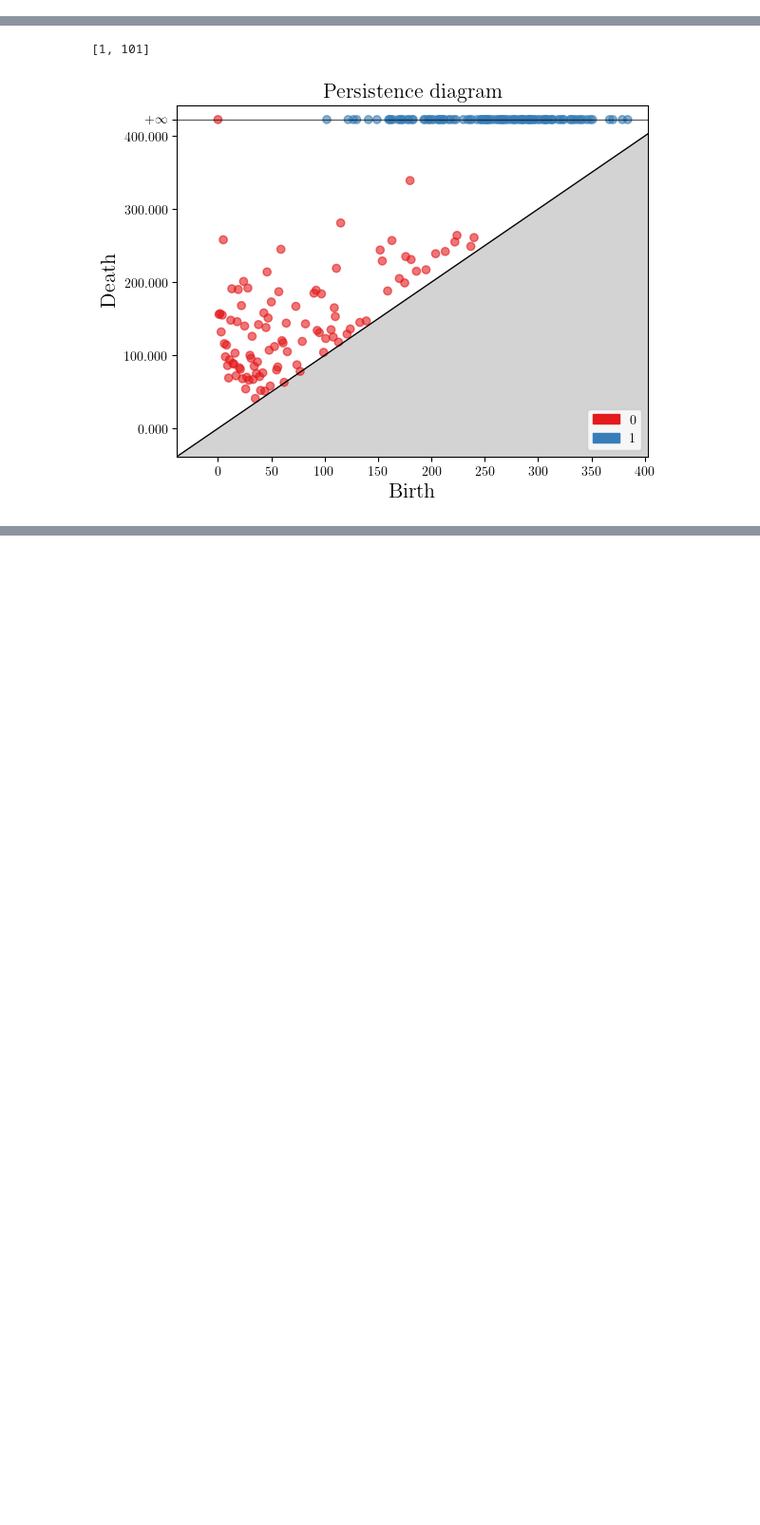
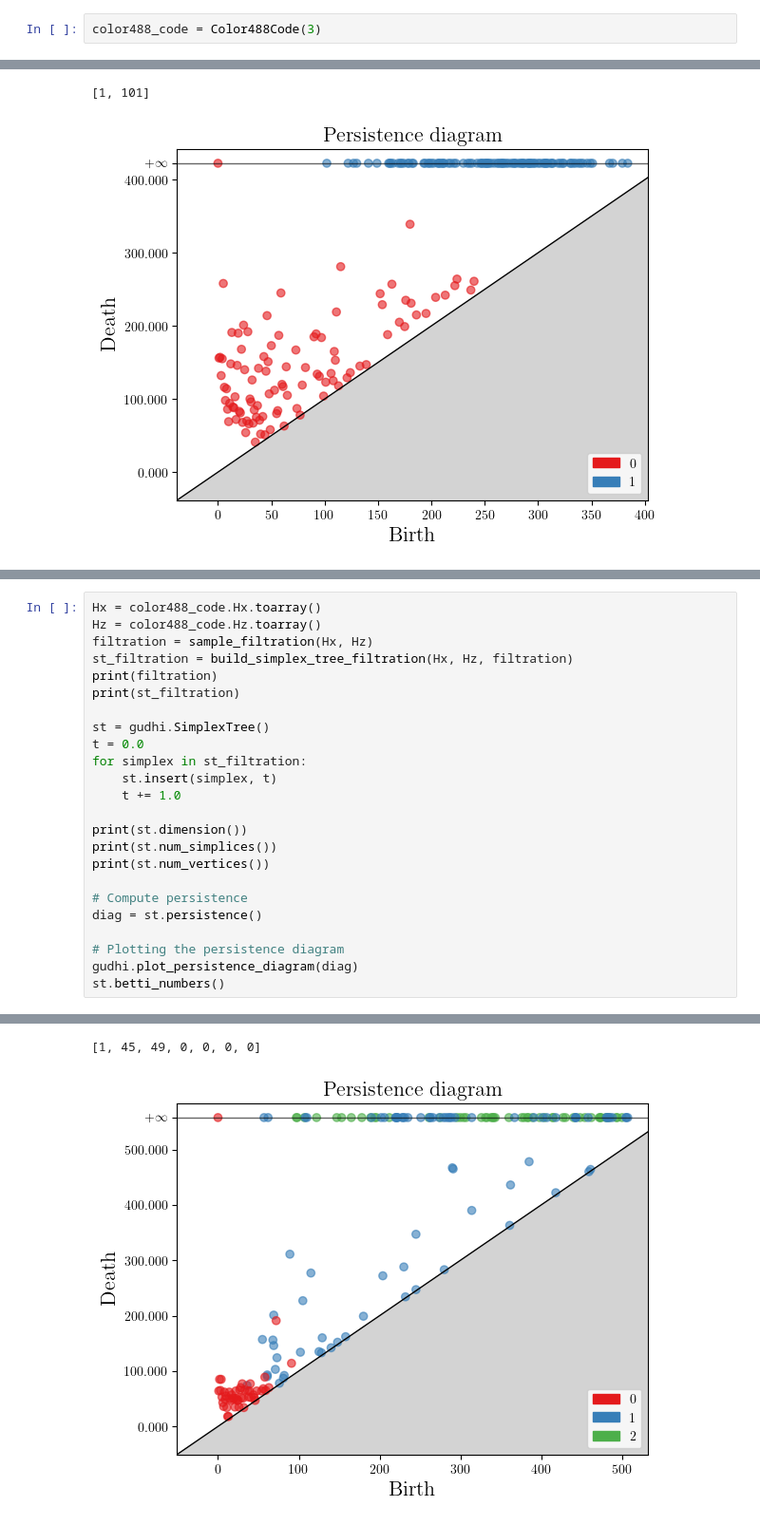
Before and after one commit to ricohasgithub/sprinkles-tda, a Jupyter notebook: data_gen.ipynb, the cells around one changed output, grey strips where cells are left out. Shown: that part at 95% size. Cells and saved outputs as stored; diff of their text form; blank space fills up the shorter version.

```diff
--- a/data_gen.ipynb
+++ b/data_gen.ipynb
@@ -16,3 +20,5 @@ code = Toric2DCode(2) # takes in size as an argument
 big_code = Toric2DCode(10)
 # %%
 surf_code = Planar2DCode(3)
+# %%
+color488_code = Color488Code(3)
@@ -959,0 +997,25 @@ ValueError: Sample larger than population or is negative
+# %%
+Hx = color488_code.Hx.toarray()
+Hz = color488_code.Hz.toarray()
+filtration = sample_filtration(Hx, Hz)
+st_filtration = build_simplex_tree_filtration(Hx, Hz, filtration)
+print(filtration)
+print(st_filtration)
+
+st = gudhi.SimplexTree()
+t = 0.0
+for simplex in st_filtration:
+    st.insert(simplex, t)
+    t += 1.0
+
+print(st.dimension())
+print(st.num_simplices())
+print(st.num_vertices())
+
+# Compute persistence
+diag = st.persistence()
+
+# Plotting the persistence diagram
+gudhi.plot_persistence_diagram(diag)
+st.betti_numbers()
+# %% [output]
@@ -959,0 +1039,2 @@ ValueError: Sample larger than population or is negative
+[1, 45, 49, 0, 0, 0, 0]
+[figure, added]
```
Also changed, not shown: parts of 17 cells of this notebook, 1 other file.
